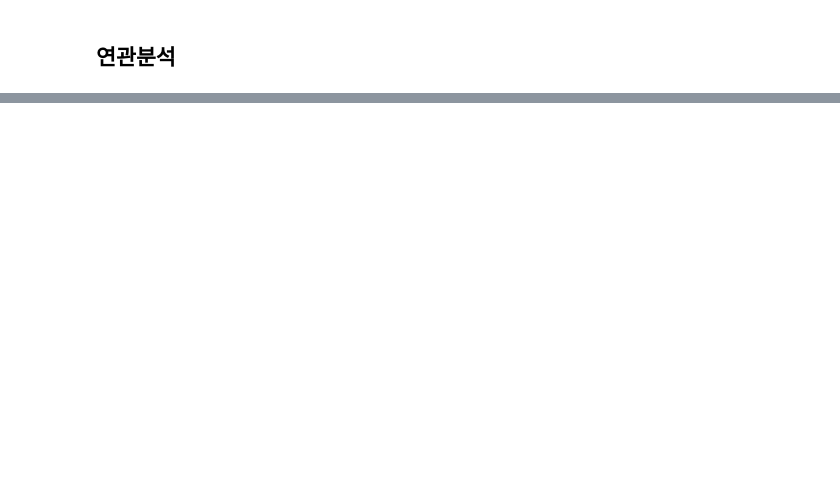
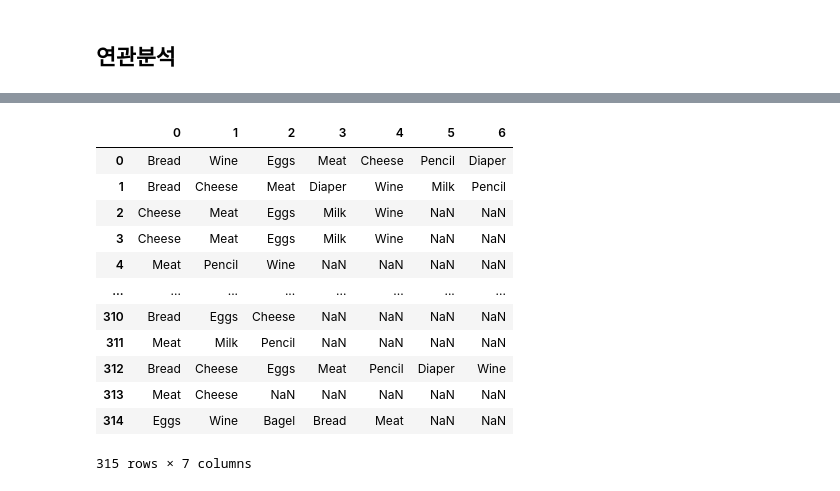
Before and after one commit to JaehwanKim00/-, a Jupyter notebook: Part03/ch04.ipynb, the cells around one changed output, grey strips where cells are left out. Cells and saved outputs as stored; diff of their text form; code cells hidden in the pictures; blank space fills up the shorter version.

```diff
--- a/Part03/ch04.ipynb
+++ b/Part03/ch04.ipynb
@@ -123,0 +122,16 @@ df = pd.read_csv('https://raw.githubusercontent.com/YoungjinBD/dataset/main/iris
+# %%
+df
+# %% [output]
+|  | 0 | 1 | 2 | 3 | 4 | 5 | 6 |
+| 0 | Bread | Wine | Eggs | Meat | Cheese | Pencil | Diaper |
+| 1 | Bread | Cheese | Meat | Diaper | Wine | Milk | Pencil |
+| 2 | Cheese | Meat | Eggs | Milk | Wine | NaN | NaN |
+| 3 | Cheese | Meat | Eggs | Milk | Wine | NaN | NaN |
+| 4 | Meat | Pencil | Wine | NaN | NaN | NaN | NaN |
+| ... | ... | ... | ... | ... | ... | ... | ... |
+| 310 | Bread | Eggs | Cheese | NaN | NaN | NaN | NaN |
+| 311 | Meat | Milk | Pencil | NaN | NaN | NaN | NaN |
+| 312 | Bread | Cheese | Eggs | Meat | Pencil | Diaper | Wine |
+| 313 | Meat | Cheese | NaN | NaN | NaN | NaN | NaN |
+| 314 | Eggs | Wine | Bagel | Bread | Meat | NaN | NaN |
+315 rows × 7 columns
```
Also changed, not shown: parts of 9 cells of this notebook.
